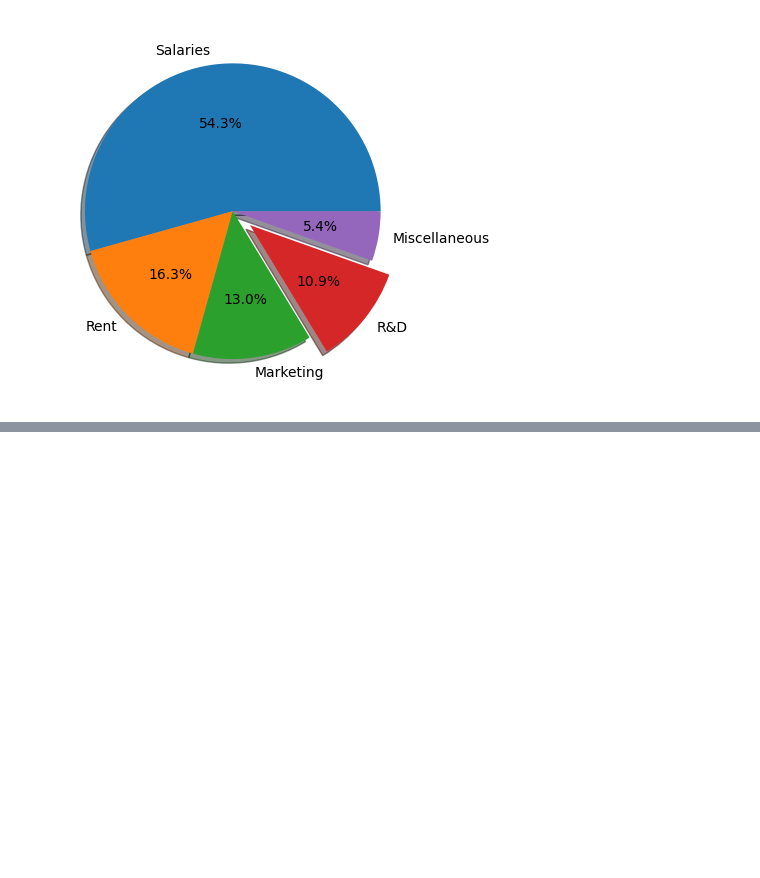
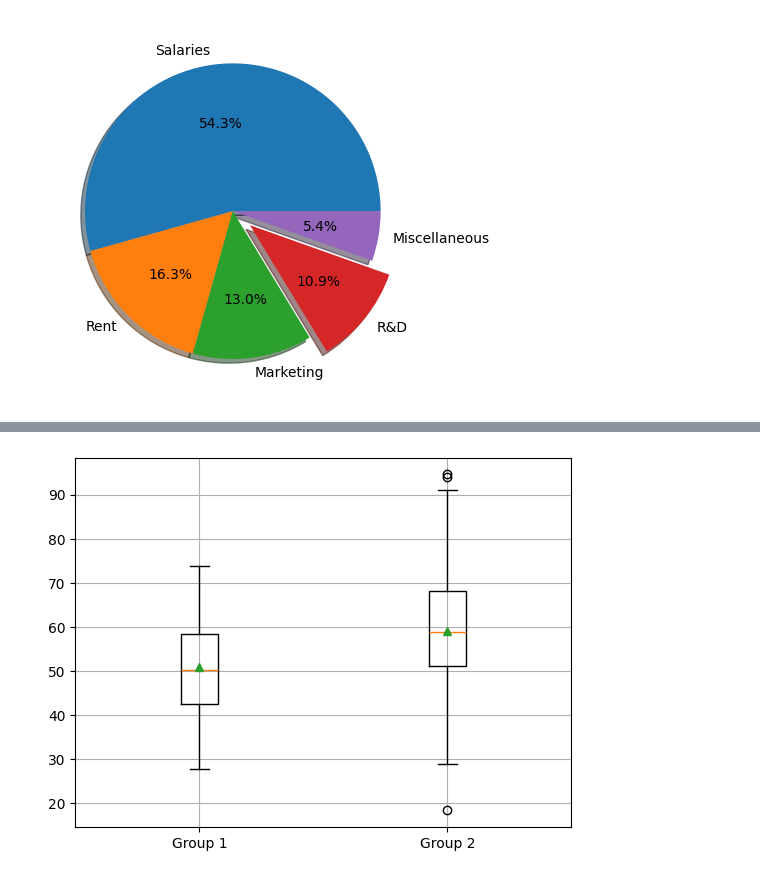
Before and after one commit to ToushifAlam/Prime-AI-ML-, a Jupyter notebook: Lectures/Data/matplotlib_tutorial.ipynb, the cells around one changed output, grey strips where cells are left out. Cells and saved outputs as stored; diff of their text form; code cells hidden in the pictures; blank space fills up the shorter version.

```diff
--- a/Lectures/Data/matplotlib_tutorial.ipynb
+++ b/Lectures/Data/matplotlib_tutorial.ipynb
@@ -130,0 +186,11 @@ plt.pie(amounts, labels=expenses, autopct="%1.1f%%", explode=explode, shadow=Tru
+# %%
+# Multiple datasets
+
+g1 = np.random.normal(50, 10, 100)
+g2 = np.random.normal(60, 15, 100)
+
+plt.boxplot([g1, g2], tick_labels=["Group 1", "Group 2"], showmeans=True)
+plt.grid(True)
+plt.show()
+# %% [output]
+[figure, added]
```
Also changed, not shown: parts of 9 cells of this notebook, 5 other files.
